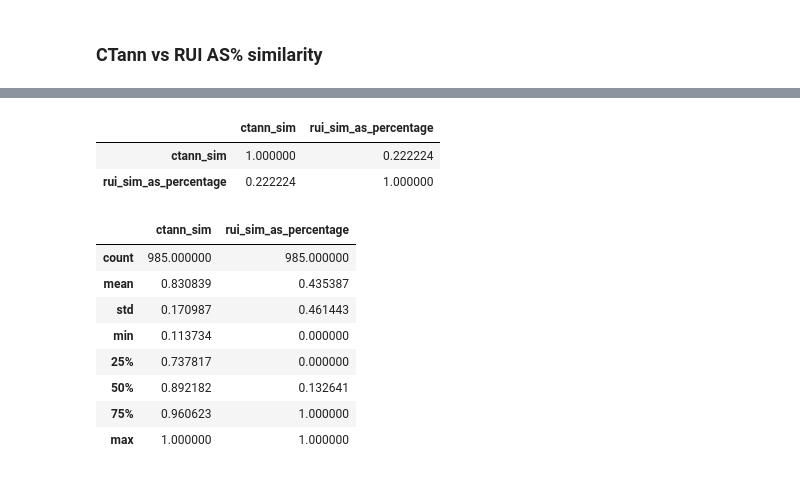
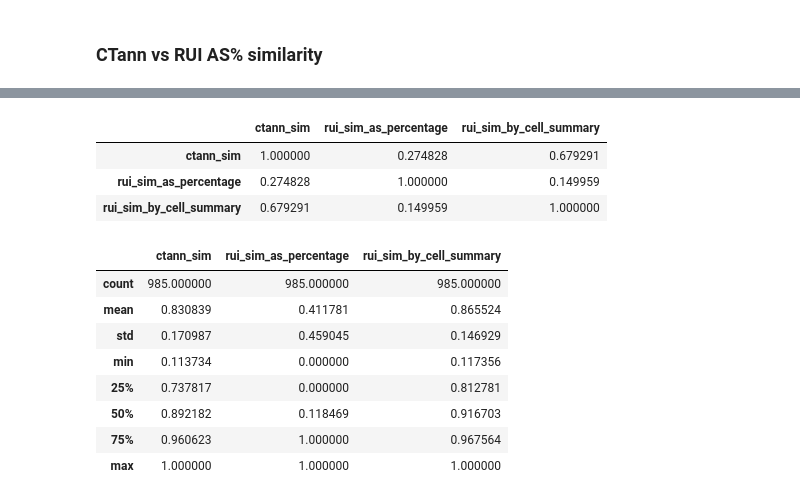
Before and after one commit to cns-iu/hra-cell-type-populations-supporting-information, a Jupyter notebook: validations/rui_ctann/rui_ctann_validation.ipynb, the cells around one changed output, grey strips where cells are left out. Drawn from its saved outputs; the diff is of its cells as text; code cells hidden in the pictures.

```diff
--- a/validations/rui_ctann/rui_ctann_validation.ipynb
+++ b/validations/rui_ctann/rui_ctann_validation.ipynb
@@ -487,22 +469,24 @@ make_validation_scattergraph(
 # %%
 # correlation
-stats = df_subset[['ctann_sim', 'rui_sim_as_percentage']].astype(float)
+stats = df_subset[['ctann_sim', 'rui_sim_as_percentage',
+                   'rui_sim_by_cell_summary']].astype(float)
 stats.corr(min_periods=3)
 # %% [output]
-|  | ctann_sim | rui_sim_as_percentage |
-| ctann_sim | 1.000000 | 0.222224 |
-| rui_sim_as_percentage | 0.222224 | 1.000000 |
+|  | ctann_sim | rui_sim_as_percentage | rui_sim_by_cell_summary |
+| ctann_sim | 1.000000 | 0.274828 | 0.679291 |
+| rui_sim_as_percentage | 0.274828 | 1.000000 | 0.149959 |
+| rui_sim_by_cell_summary | 0.679291 | 0.149959 | 1.000000 |
 # %%
 # Mean, STDDEV, min, etc.
 summary = stats.describe()
 summary
 # %% [output]
-|  | ctann_sim | rui_sim_as_percentage |
-| count | 985.000000 | 985.000000 |
-| mean | 0.830839 | 0.435387 |
-| std | 0.170987 | 0.461443 |
-| min | 0.113734 | 0.000000 |
-| 25% | 0.737817 | 0.000000 |
-| 50% | 0.892182 | 0.132641 |
-| 75% | 0.960623 | 1.000000 |
-| max | 1.000000 | 1.000000 |
+|  | ctann_sim | rui_sim_as_percentage | rui_sim_by_cell_summary |
+| count | 985.000000 | 985.000000 | 985.000000 |
+| mean | 0.830839 | 0.411781 | 0.865524 |
+| std | 0.170987 | 0.459045 | 0.146929 |
+| min | 0.113734 | 0.000000 | 0.117356 |
+| 25% | 0.737817 | 0.000000 | 0.812781 |
+| 50% | 0.892182 | 0.118469 | 0.916703 |
+| 75% | 0.960623 | 1.000000 | 0.967564 |
+| max | 1.000000 | 1.000000 | 1.000000 |
```
Also changed, not shown: parts of 6 cells of this notebook, 3 other files.
